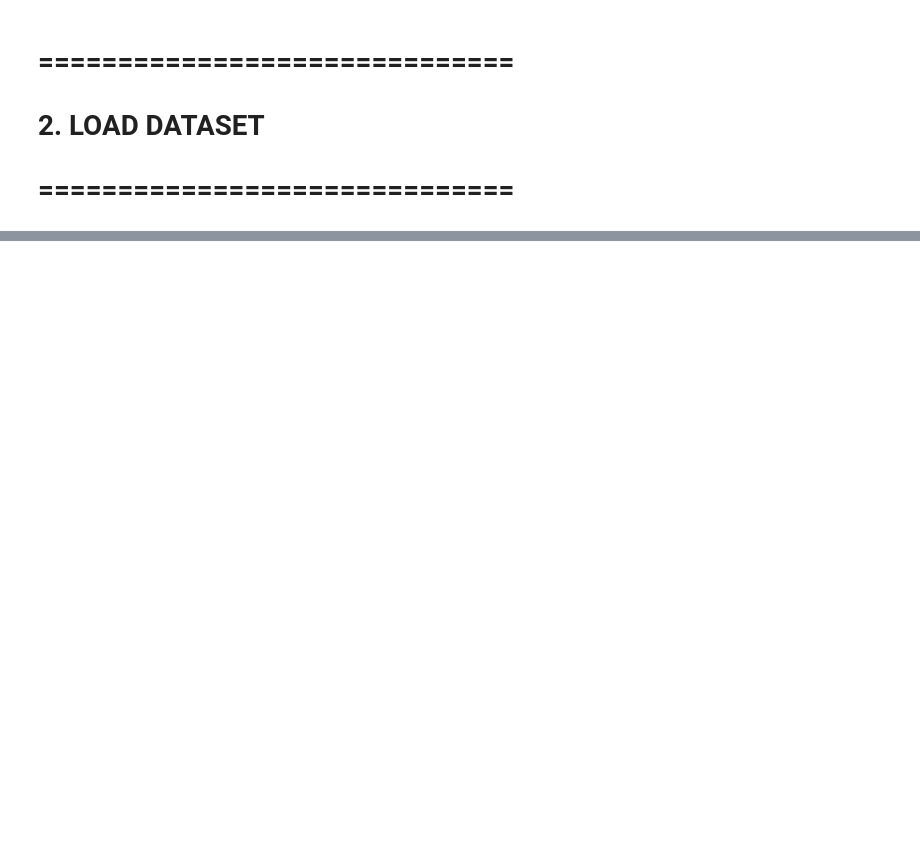
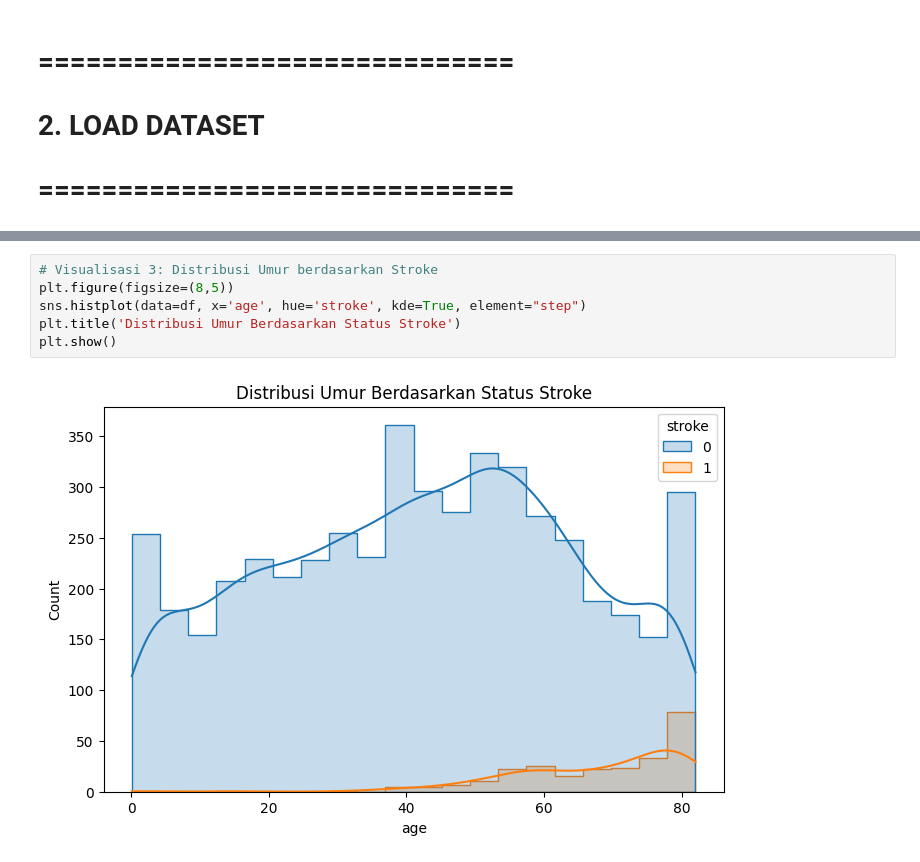
Before and after one commit to WahyuKhairi06/BigData_2311531009_Wahyu-Khairi, a Jupyter notebook: TB Praktikum/Tugas_Akhir_Praktikum.ipynb, the cells around one changed output, grey strips where cells are left out. Cells and saved outputs as stored; diff of their text form; blank space fills up the shorter version.

```diff
--- a/TB Praktikum/Tugas_Akhir_Praktikum.ipynb
+++ b/TB Praktikum/Tugas_Akhir_Praktikum.ipynb
@@ -183,0 +119,8 @@ Model terbaik berhasil disimpan sebagai stroke_model.joblib
+# %%
+# Visualisasi 3: Distribusi Umur berdasarkan Stroke
+plt.figure(figsize=(8,5))
+sns.histplot(data=df, x='age', hue='stroke', kde=True, element="step")
+plt.title('Distribusi Umur Berdasarkan Status Stroke')
+plt.show()
+# %% [output]
+[figure, added]
```
Also changed, not shown: parts of 41 cells of this notebook.
